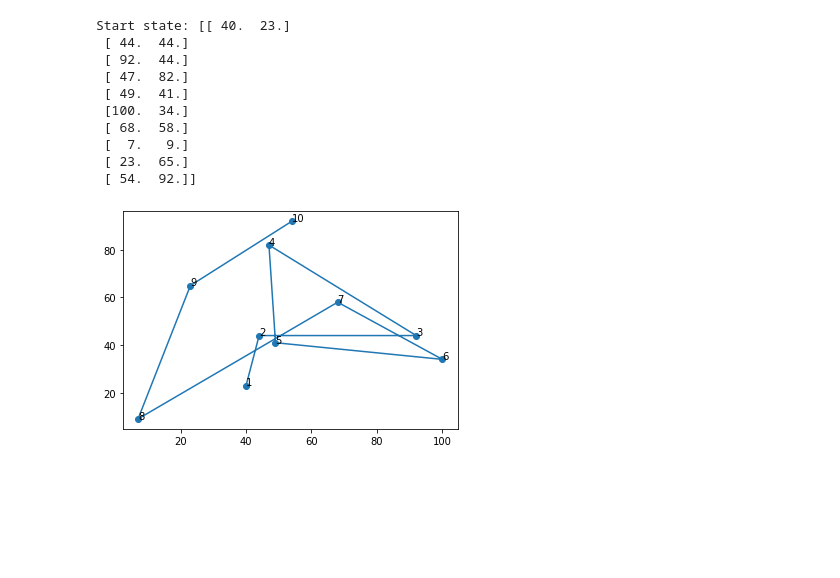
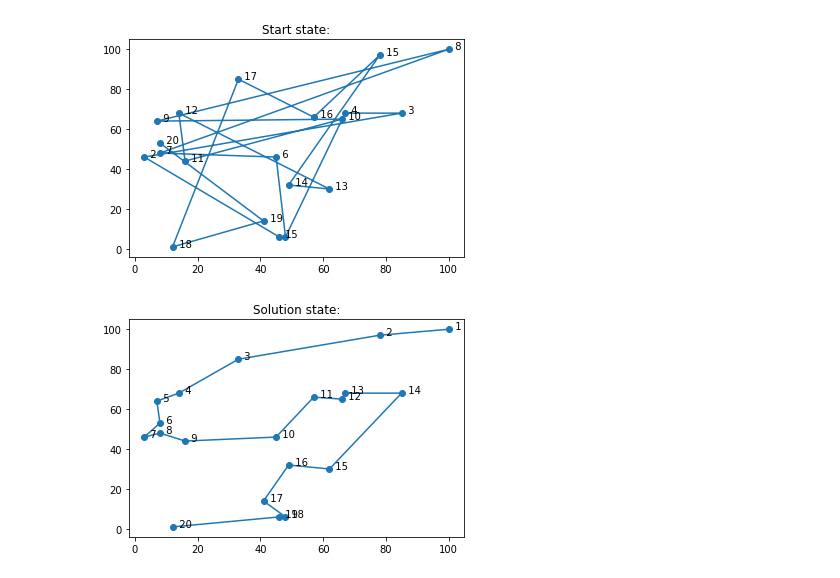
Before and after one commit to Krfld/ISEL-IASC, a Jupyter notebook: Objetivo 2/1.ipynb, the cells around one changed output. Drawn from its saved outputs; the diff is of its cells as text; code cells hidden in the pictures; blank space fills up the shorter version.

```diff
--- a/Objetivo 2/1.ipynb
+++ b/Objetivo 2/1.ipynb
@@ -114,7 +124,7 @@ class NQueens:
 class TravellingSalesman:
     def __init__(self, N, size=100):
         self.N = N
-        self.state = np.array([])
+        self.state = np.array([], dtype=int)
 
         for i in range(N):
             # Check that every city is different
@@ -125,13 +135,20 @@ class TravellingSalesman:
             self.state = np.append(self.state, city)
 
         self.state = np.reshape(self.state, (N, 2))
-        print('Start state:', self.state)
+        self.printState(self.state, 'Start state:')
 
-        plt.plot(*zip(*self.state), 'o-')
+
+    def printState(self, state, msg=''):
+        #print(msg, state, '|', self.stateValue(state))
+
+        plt.figure()
+        plt.title(msg)
+        plt.plot(*zip(*state), 'o-')
         for i in range(self.N):
-            plt.annotate(i+1, (self.state[i][0], self.state[i][1]))
+            plt.annotate(f'  {i+1}', (state[i][0], state[i][1]))
 
     def initialState(self):
+        np.random.shuffle(self.state)
         return self.state
 
     def distanceBetweenCities(self, city1, city2):
@@ -155,8 +172,8 @@ class TravellingSalesman:
         bestState = state.copy()
 
         # Swap first 2 cities
-        tempCity = bestState[0]
-        bestState[0] = bestState[1]
+        tempCity = bestState[0].copy()
+        bestState[0] = bestState[1].copy()
         bestState[1] = tempCity
 
         bestValue = self.stateValue(bestState)
@@ -169,8 +186,8 @@ class TravellingSalesman:
                 newState = state.copy()
 
                 # Swap cities
-                tempCity = newState[i]
-                newState[i] = newState[j]
+                tempCity = newState[i].copy()
+                newState[i] = newState[j].copy()
                 newState[j] = tempCity
 
                 newValue = self.stateValue(newState)
@@ -187,26 +204,13 @@ class TravellingSalesman:
 
         totalDistance *= -1
         return totalDistance
-# %%
-if __name__ == '__main__':
-    # SearchAlgorithms.hillClimbingWithRandomRestart(NQueens(20))
-    ts = TravellingSalesman(10)
-    SearchAlgorithms.stochasticHillClimbing(ts)
-
-    # plt.plot(*zip(*state), 'o-')
-    # for i in range(ts.N):
-    #     plt.annotate(i+1, (state[i][0], state[i][1]))
-
-    plt.show()
-# %% [output]
-Start state: [[ 40.  23.]
- [ 44.  44.]
- [ 92.  44.]
- [ 47.  82.]
- [ 49.  41.]
- [100.  34.]
- [ 68.  58.]
- [  7.   9.]
- [ 23.  65.]
- [ 54.  92.]]
-[figure, removed]
+# %%
+if __name__ == '__main__':
+    # SearchAlgorithms.hillClimbingWithRandomRestart(NQueens(20))
+    SearchAlgorithms.hillClimbingWithRandomRestart(TravellingSalesman(20))
+
+
+    plt.show()
+# %% [output]
+[figure, added]
+[figure, added]
```
Also changed, not shown: parts of 2 cells of this notebook.
